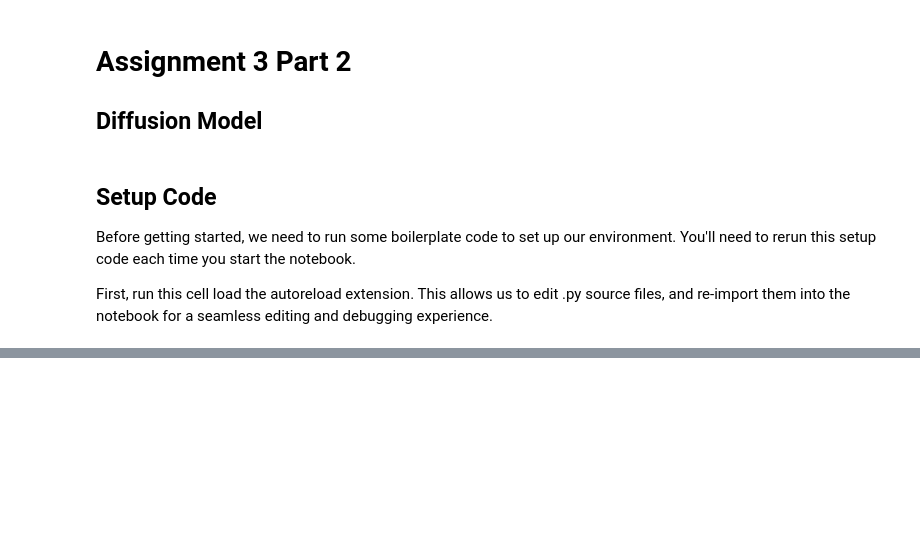
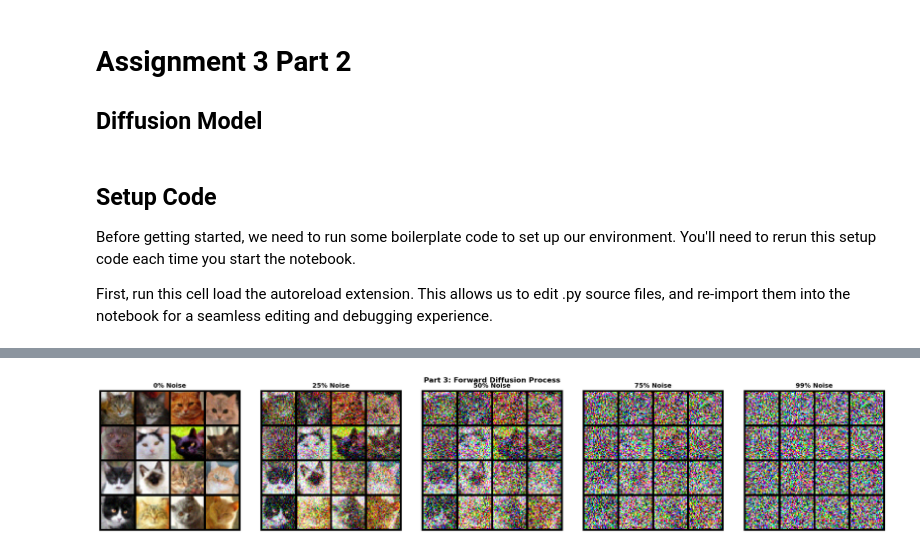
Before and after one commit to dhairyamishra/Variational-Autoencoder-and-Diffusion-Models-on-Animal-Faces-HQ-dataset__CVA_3, a Jupyter notebook: A3_PartB/A3_PartB/run_diffusion.ipynb, the cells around one changed output, grey strips where cells are left out. Drawn from its saved outputs; the diff is of its cells as text; code cells hidden in the pictures; blank space fills up the shorter version.

```diff
--- a/A3_PartB/A3_PartB/run_diffusion.ipynb
+++ b/A3_PartB/A3_PartB/run_diffusion.ipynb
@@ -529,0 +342,84 @@ dataset length: 5065, dataset class: cat
+# %%
+# PART 3 & 4: Forward and Backward Diffusion Visualization (FINAL SUBMISSION)
+import subprocess
+import sys
+import matplotlib.pyplot as plt
+from PIL import Image
+from pathlib import Path
+
+print("🚀 Running Parts 3 & 4 with trained model...")
+print("=" * 60)
+
+process = subprocess.Popen(
+    [sys.executable, '-u', 'main.py',
+     '--data_path', './data/train',
+     '--load_path', './part2_train_with_fid/model.pt',  # Your trained model
+     '--save_folder', './part3_part4_submission',
+     '--data_class', 'cat',
+     '--time_steps', '50',      # Match Part 2
+     '--image_size', '32',       # Match Part 2
+     '--batch_size', '16',
+     '--unet_dim', '16',         # Match Part 2
+     '--visualize'],
+    stdout=subprocess.PIPE,
+    stderr=subprocess.STDOUT,
+    text=True,
+    encoding='utf-8',
+    errors='replace'
+)
+
+for line in iter(process.stdout.readline, ''):
+    if line:
+        print(line, end='', flush=True)
+
+return_code = process.wait()
+print(f"\n{'PASSED:' if return_code == 0 else 'FAILED:'} Visualization completed")
+
+# Display and save results
+if return_code == 0:
+    results_folder = Path('./part3_part4_submission')
+
+    # Forward Diffusion (Part 3)
+    forward_files = sorted(results_folder.glob('forward_diffusion_*.png'))
+    if forward_files:
+        fig, axes = plt.subplots(1, len(forward_files), figsize=(25, 5))
+        if len(forward_files) == 1:
+            axes = [axes]
+
+        percentages = [0, 25, 50, 75, 99]
+        for idx, img_path in enumerate(forward_files):
+            img = Image.open(img_path)
+            axes[idx].imshow(img)
+            axes[idx].axis('off')
+            axes[idx].set_title(f'{percentages[idx]}% Noise', fontsize=14, fontweight='bold')
+
+        plt.suptitle('Part 3: Forward Diffusion Process', fontsize=16, fontweight='bold')
+        plt.tight_layout()
+        plt.savefig('part3_forward_diffusion_SUBMISSION.png', dpi=150, bbox_inches='tight')
+        plt.show()
+        plt.close()
+
+    # Backward Diffusion (Part 4)
+    backward_files = sorted(results_folder.glob('backward_diffusion_*.png'))
+    if backward_files:
+        fig, axes = plt.subplots(1, len(backward_files), figsize=(25, 5))
+        if len(backward_files) == 1:
+            axes = [axes]
+
+        percentages_backward = [99, 75, 50, 25, 0]
+        for idx, img_path in enumerate(backward_files):
+            img = Image.open(img_path)
+            axes[idx].imshow(img)
+            axes[idx].axis('off')
+            axes[idx].set_title(f'{percentages_backward[idx]}% Noise', fontsize=14, fontweight='bold')
+
+        plt.suptitle('Part 4: Backward Diffusion Process', fontsize=16, fontweight='bold')
+        plt.tight_layout()
+        plt.savefig('part4_backward_diffusion_SUBMISSION.png', dpi=150, bbox_inches='tight')
+        plt.show()
+        plt.close()
+
+    print("\n SUBMISSION FILES READY:")
+    print("   - part3_forward_diffusion_SUBMISSION.png")
+    print("   - part4_backward_diffusion_SUBMISSION.png")
+# %% [output]
@@ -529,0 +446 @@ dataset length: 5065, dataset class: cat
+[figure, added]
```
Also changed, not shown: parts of 26 cells of this notebook, 14 other files.
